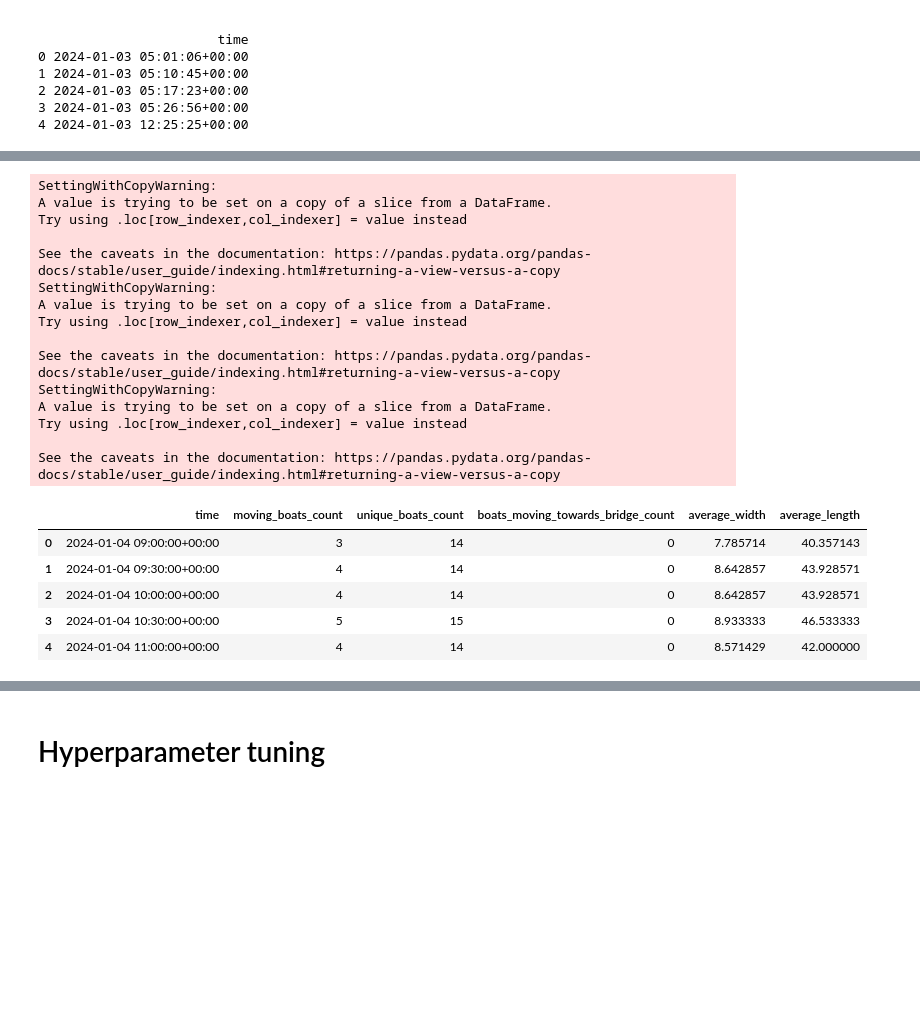
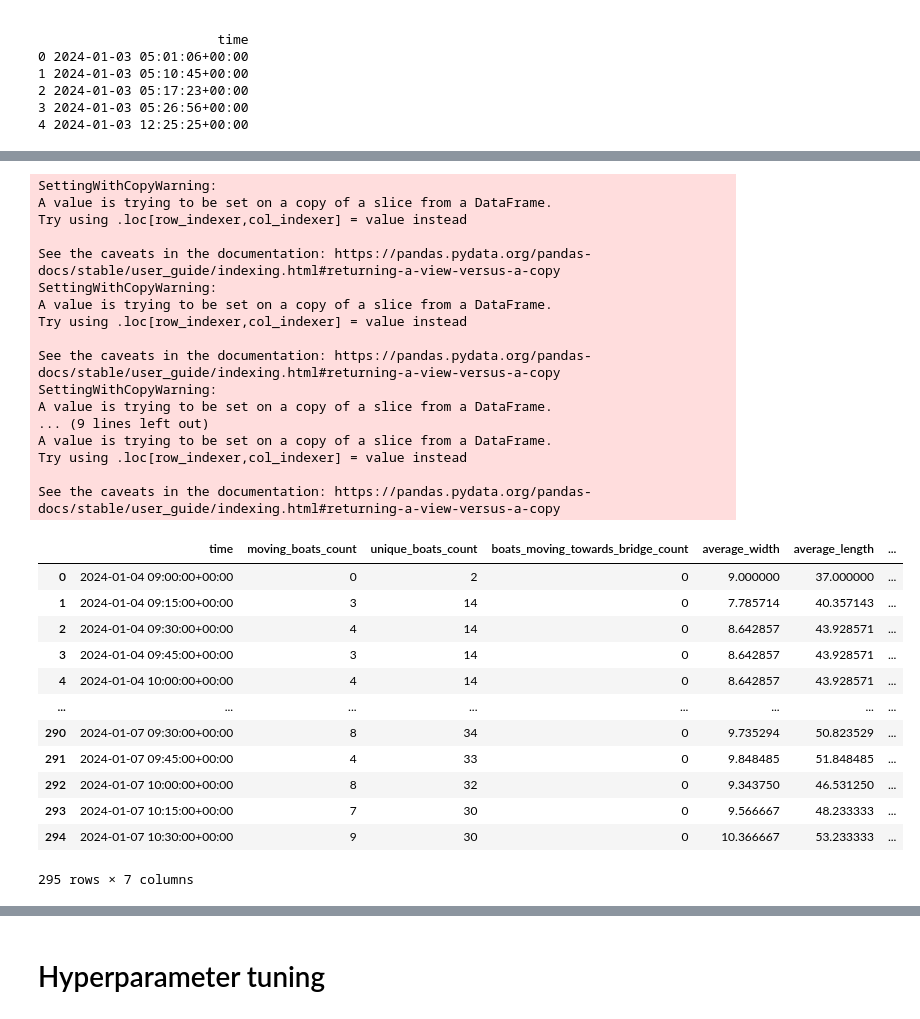
Before and after one commit to martenb-se/-id2223-project, a Jupyter notebook: training_pipeline.ipynb, the cells around one changed output, grey strips where cells are left out. Drawn from its saved outputs; the diff is of its cells as text; code cells hidden in the pictures; blank space fills up the shorter version.

```diff
--- a/training_pipeline.ipynb
+++ b/training_pipeline.ipynb
@@ -87,7 +87,7 @@ def resample_and_fill_missing_values(df, time_step='15T'):
 
     return resampled_data
 # %%
-vessels_resampled_df = resample_and_fill_missing_values(vessels_timestamp_fix, '30T')
+vessels_resampled_df = resample_and_fill_missing_values(vessels_timestamp_fix, '15T')
 display(vessels_resampled_df.head())
 # %% [output]
 |  | time | ship_id | ship_name | latitude | longitude | dim_a | dim_b | dim_c | dim_d | length | ... |
@@ -134,6 +134,7 @@ plt.show()
 # %%
 import pandas as pd
 import numpy as np
+from math import radians, sin, cos, sqrt, atan2
 
 def calculate_angle(boat_lat, boat_long, bridge_lat, bridge_long):
     delta_longitude = bridge_long - boat_long
@@ -141,7 +142,26 @@ def calculate_angle(boat_lat, boat_long, bridge_lat, bridge_long):
     y = np.cos(np.radians(boat_lat)) * np.sin(np.radians(bridge_lat)) - np.sin(np.radians(boat_lat)) * np.cos(
         np.radians(bridge_lat)) * np.cos(np.radians(delta_longitude))
     angle = np.degrees(np.arctan2(x, y))
+
     return angle
+
+def calculate_distance(boat_lat, boat_long, bridge_lat, bridge_long):
+
+    phi_1 = radians(boat_lat)
+    phi_2 = radians(boat_long)
+
+    delta_phi = radians(bridge_long - boat_long)
+    delta_lambda = radians(bridge_lat - boat_lat)
+
+    a = sin(delta_phi / 2) ** 2 + cos(phi_1) * cos(phi_2) * sin(delta_lambda / 2) ** 2
+
+    c = 2 * atan2(sqrt(a), sqrt(1 - a))
+
+    earth_radius = 6371000 # Earth radius in meters
+
+    distance = earth_radius * c
+
+    return distance
 # %%
 import pandas as pd
 import numpy as np
@@ -150,6 +170,8 @@ def process_vessels_data(df, time_step='15T'):
     df['is_moving'] = df['ship_speed'] > 0
     df['angle_to_bridge'] = calculate_angle(df['latitude'], df['longitude'], 59.19985816310993, 17.628248643747433)
     df['is_moving_towards_bridge'] = np.abs(df['ship_heading'] - df['angle_to_bridge']) <= 10  # within +/- 10 degrees
+    df['distance_to_bridge_meters'] = df.apply(lambda row: calculate_distance(row['latitude'], row['longitude'], 59.19985816310993, 17.628248643747433), axis=1)
+    df['is_closer_than_1km'] = (df['distance_to_bridge_meters'] < 1000)
 
     # Group by given intervals
     grouped = df.groupby(pd.Grouper(key='time', freq=time_step))
@@ -160,7 +182,8 @@ def process_vessels_data(df, time_step='15T'):
         'ship_id': 'nunique',
         'is_moving_towards_bridge': 'sum',
         'width': 'mean',
-        'length': 'mean'
+        'length': 'mean',
+        'is_closer_than_1km': 'sum'
     }).reset_index()
 
     # Rename columns
@@ -169,32 +192,42 @@ def process_vessels_data(df, time_step='15T'):
         'width': 'average_width',
         'length': 'average_length',
         'is_moving': 'moving_boats_count',
-        'is_moving_towards_bridge': 'boats_moving_towards_bridge_count'
+        'is_moving_towards_bridge': 'boats_moving_towards_bridge_count',
+        'is_closer_than_1km': 'boats_closer_than_1km'
     }, inplace=True)
 
     return aggregated_data
 # %%
-vessels_aggregated_df = process_vessels_data(vessels_filtered_df, '30T')
+vessels_aggregated_df = process_vessels_data(vessels_filtered_df, '15T')
 display(vessels_aggregated_df.head())
 # %% [output]
 SettingWithCopyWarning:
 A value is trying to be set on a copy of a slice from a DataFrame.
 Try using .loc[row_indexer,col_indexer] = value instead
 
 See the caveats in the documentation: https://pandas.pydata.org/pandas-docs/stable/user_guide/indexing.html#returning-a-view-versus-a-copy
 SettingWithCopyWarning:
 A value is trying to be set on a copy of a slice from a DataFrame.
 Try using .loc[row_indexer,col_indexer] = value instead
 
 See the caveats in the documentation: https://pandas.pydata.org/pandas-docs/stable/user_guide/indexing.html#returning-a-view-versus-a-copy
 SettingWithCopyWarning:
 A value is trying to be set on a copy of a slice from a DataFrame.
+... (9 lines left out)
+A value is trying to be set on a copy of a slice from a DataFrame.
 Try using .loc[row_indexer,col_indexer] = value instead
 
 See the caveats in the documentation: https://pandas.pydata.org/pandas-docs/stable/user_guide/indexing.html#returning-a-view-versus-a-copy
-|  | time | moving_boats_count | unique_boats_count | boats_moving_towards_bridge_count | average_width | average_length |
-| 0 | 2024-01-04 09:00:00+00:00 | 3 | 14 | 0 | 7.785714 | 40.357143 |
-| 1 | 2024-01-04 09:30:00+00:00 | 4 | 14 | 0 | 8.642857 | 43.928571 |
-| 2 | 2024-01-04 10:00:00+00:00 | 4 | 14 | 0 | 8.642857 | 43.928571 |
-| 3 | 2024-01-04 10:30:00+00:00 | 5 | 15 | 0 | 8.933333 | 46.533333 |
-| 4 | 2024-01-04 11:00:00+00:00 | 4 | 14 | 0 | 8.571429 | 42.000000 |
+|  | time | moving_boats_count | unique_boats_count | boats_moving_towards_bridge_count | average_width | average_length | ... |
+| 0 | 2024-01-04 09:00:00+00:00 | 0 | 2 | 0 | 9.000000 | 37.000000 | ... |
+| 1 | 2024-01-04 09:15:00+00:00 | 3 | 14 | 0 | 7.785714 | 40.357143 | ... |
+| 2 | 2024-01-04 09:30:00+00:00 | 4 | 14 | 0 | 8.642857 | 43.928571 | ... |
+| 3 | 2024-01-04 09:45:00+00:00 | 3 | 14 | 0 | 8.642857 | 43.928571 | ... |
+| 4 | 2024-01-04 10:00:00+00:00 | 4 | 14 | 0 | 8.642857 | 43.928571 | ... |
+| ... | ... | ... | ... | ... | ... | ... | ... |
+| 290 | 2024-01-07 09:30:00+00:00 | 8 | 34 | 0 | 9.735294 | 50.823529 | ... |
+| 291 | 2024-01-07 09:45:00+00:00 | 4 | 33 | 0 | 9.848485 | 51.848485 | ... |
+| 292 | 2024-01-07 10:00:00+00:00 | 8 | 32 | 0 | 9.343750 | 46.531250 | ... |
+| 293 | 2024-01-07 10:15:00+00:00 | 7 | 30 | 0 | 9.566667 | 48.233333 | ... |
+| 294 | 2024-01-07 10:30:00+00:00 | 9 | 30 | 0 | 10.366667 | 53.233333 | ... |
+295 rows × 7 columns
```
Also changed, not shown: parts of 11 cells of this notebook.
